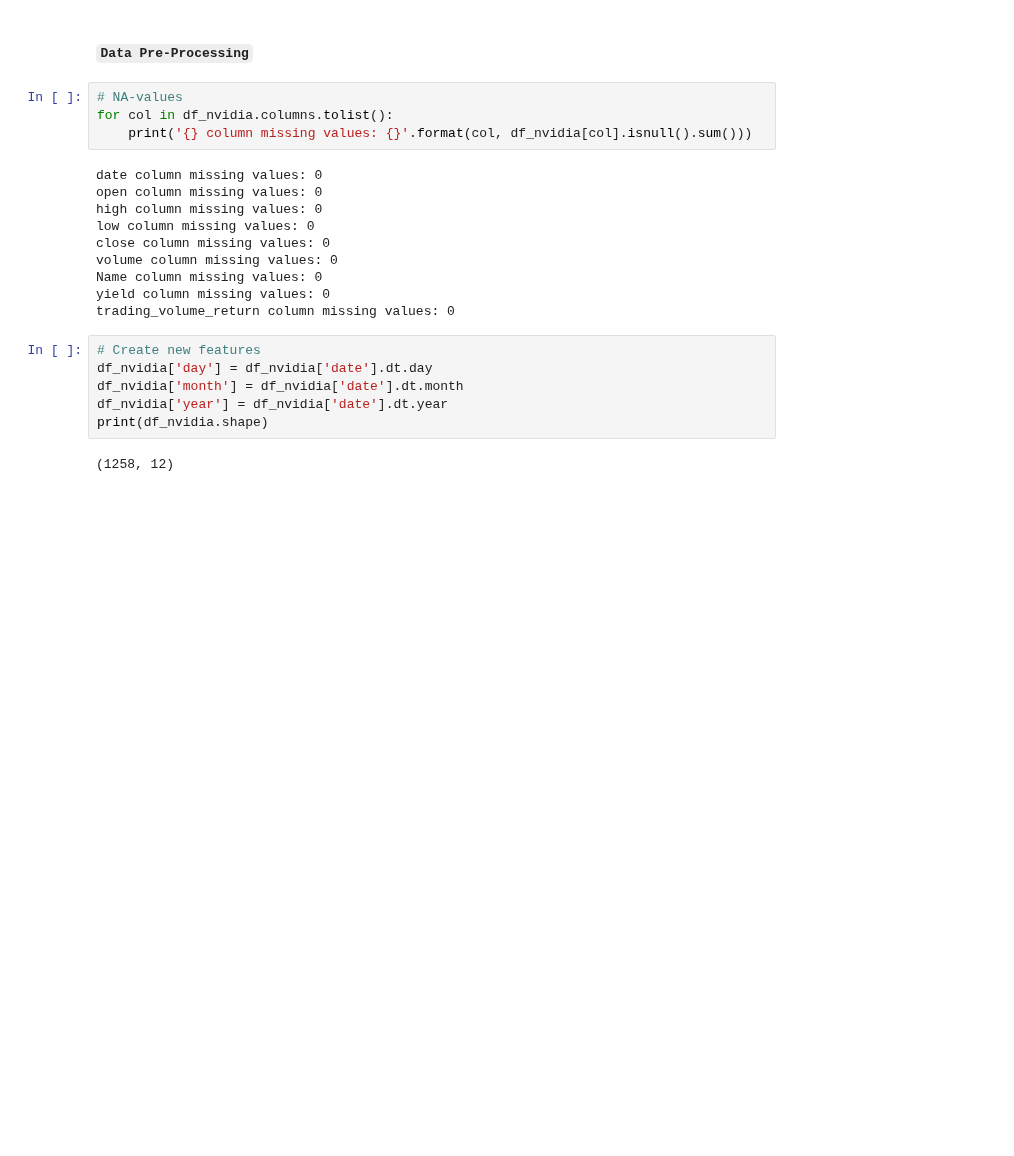
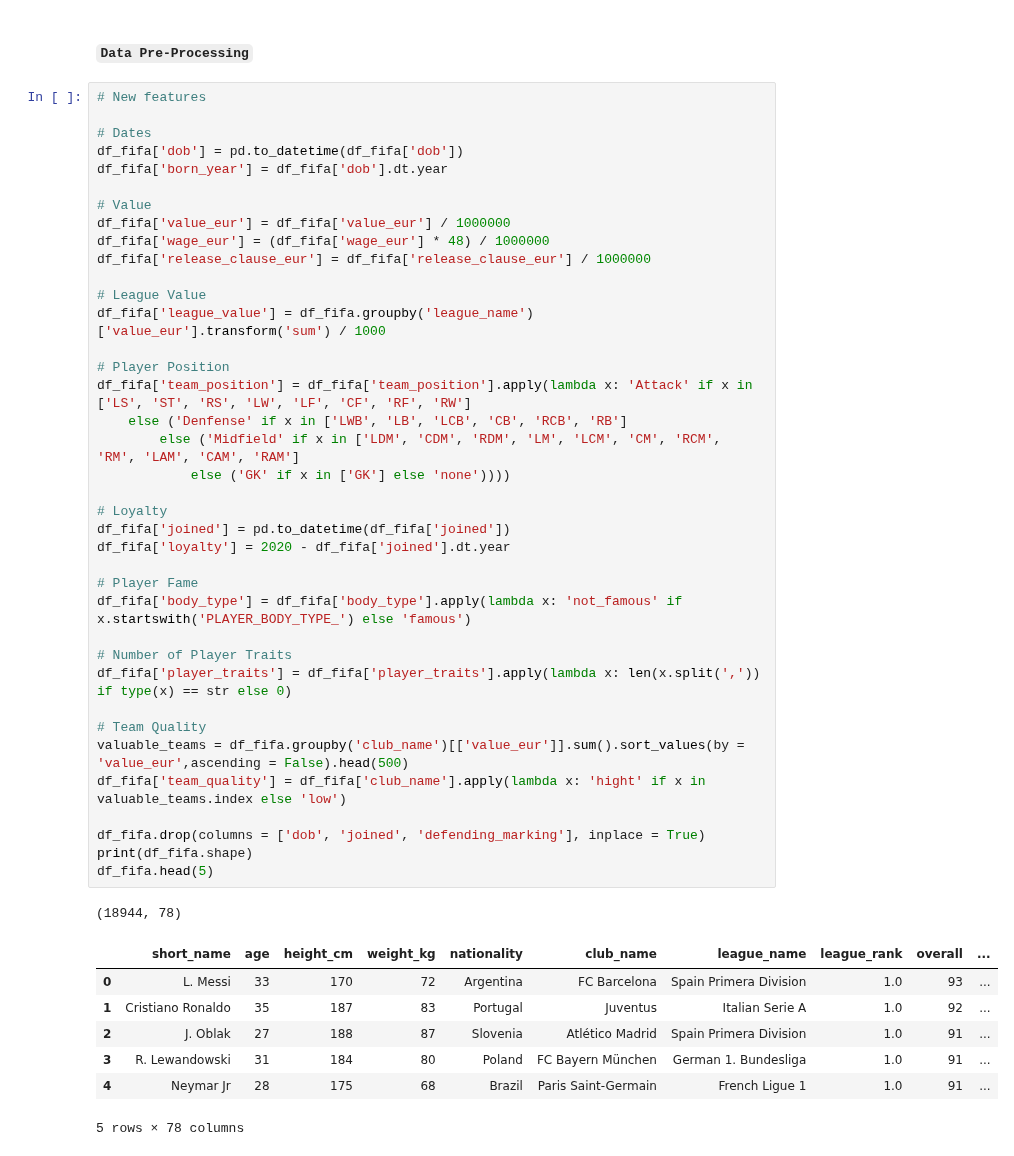
Before and after one commit to sranillac/SRC_UniOvi, a Jupyter notebook: ML-DL/src/DL/DL-Regression/FIFA/SRC_FIFA.ipynb, the cells around one changed output. Saved outputs shown, nothing was run; the diff lists cells and outputs as text; blank space fills up the shorter version.

```diff
--- a/ML-DL/src/DL/DL-Regression/FIFA/SRC_FIFA.ipynb
+++ b/ML-DL/src/DL/DL-Regression/FIFA/SRC_FIFA.ipynb
@@ -127,24 +96,49 @@ legend.get_frame().set_linewidth(0.5);
 # %% [markdown]
 #### ``Data Pre-Processing``
-# %%
-# NA-values
-for col in df_nvidia.columns.tolist():
-    print('{} column missing values: {}'.format(col, df_nvidia[col].isnull().sum()))
-# %% [output]
-date column missing values: 0
-open column missing values: 0
-high column missing values: 0
-low column missing values: 0
-close column missing values: 0
-volume column missing values: 0
-Name column missing values: 0
-yield column missing values: 0
-trading_volume_return column missing values: 0
-# %%
-# Create new features
-df_nvidia['day'] = df_nvidia['date'].dt.day
-df_nvidia['month'] = df_nvidia['date'].dt.month
-df_nvidia['year'] = df_nvidia['date'].dt.year
-print(df_nvidia.shape)
-# %% [output]
-(1258, 12)
+# %%
+# New features
+
+# Dates
+df_fifa['dob'] = pd.to_datetime(df_fifa['dob'])
+df_fifa['born_year'] = df_fifa['dob'].dt.year
+
+# Value
+df_fifa['value_eur'] = df_fifa['value_eur'] / 1000000
+df_fifa['wage_eur'] = (df_fifa['wage_eur'] * 48) / 1000000
+df_fifa['release_clause_eur'] = df_fifa['release_clause_eur'] / 1000000
+
+# League Value
+df_fifa['league_value'] = df_fifa.groupby('league_name')['value_eur'].transform('sum') / 1000
+
+# Player Position
+df_fifa['team_position'] = df_fifa['team_position'].apply(lambda x: 'Attack' if x in ['LS', 'ST', 'RS', 'LW', 'LF', 'CF', 'RF', 'RW']
+    else ('Denfense' if x in ['LWB', 'LB', 'LCB', 'CB', 'RCB', 'RB']
+        else ('Midfield' if x in ['LDM', 'CDM', 'RDM', 'LM', 'LCM', 'CM', 'RCM', 'RM', 'LAM', 'CAM', 'RAM']
+            else ('GK' if x in ['GK'] else 'none'))))
+
+# Loyalty
+df_fifa['joined'] = pd.to_datetime(df_fifa['joined'])
+df_fifa['loyalty'] = 2020 - df_fifa['joined'].dt.year
+
+# Player Fame
+df_fifa['body_type'] = df_fifa['body_type'].apply(lambda x: 'not_famous' if x.startswith('PLAYER_BODY_TYPE_') else 'famous')
+
+# Number of Player Traits
+df_fifa['player_traits'] = df_fifa['player_traits'].apply(lambda x: len(x.split(',')) if type(x) == str else 0)
+
+# Team Quality
+valuable_teams = df_fifa.groupby('club_name')[['value_eur']].sum().sort_values(by = 'value_eur',ascending = False).head(500)
+df_fifa['team_quality'] = df_fifa['club_name'].apply(lambda x: 'hight' if x in valuable_teams.index else 'low')
+
+df_fifa.drop(columns = ['dob', 'joined', 'defending_marking'], inplace = True)
+print(df_fifa.shape)
+df_fifa.head(5)
+# %% [output]
+(18944, 78)
+|  | short_name | age | height_cm | weight_kg | nationality | club_name | league_name | league_rank | overall | ... |
+| 0 | L. Messi | 33 | 170 | 72 | Argentina | FC Barcelona | Spain Primera Division | 1.0 | 93 | ... |
+| 1 | Cristiano Ronaldo | 35 | 187 | 83 | Portugal | Juventus | Italian Serie A | 1.0 | 92 | ... |
+| 2 | J. Oblak | 27 | 188 | 87 | Slovenia | Atlético Madrid | Spain Primera Division | 1.0 | 91 | ... |
+| 3 | R. Lewandowski | 31 | 184 | 80 | Poland | FC Bayern München | German 1. Bundesliga | 1.0 | 91 | ... |
+| 4 | Neymar Jr | 28 | 175 | 68 | Brazil | Paris Saint-Germain | French Ligue 1 | 1.0 | 91 | ... |
+5 rows × 78 columns
```
Also changed, not shown: parts of 34 cells of this notebook.
